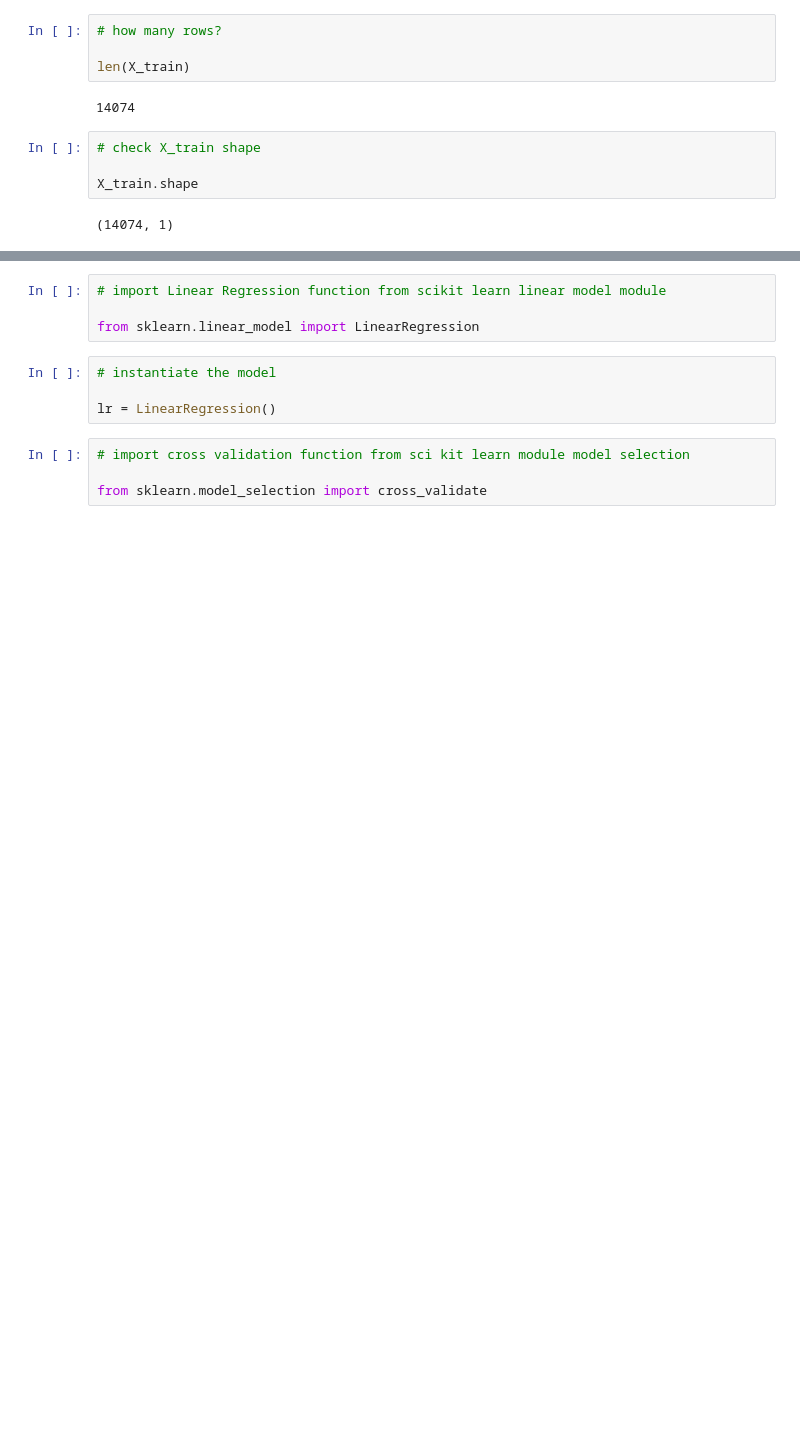
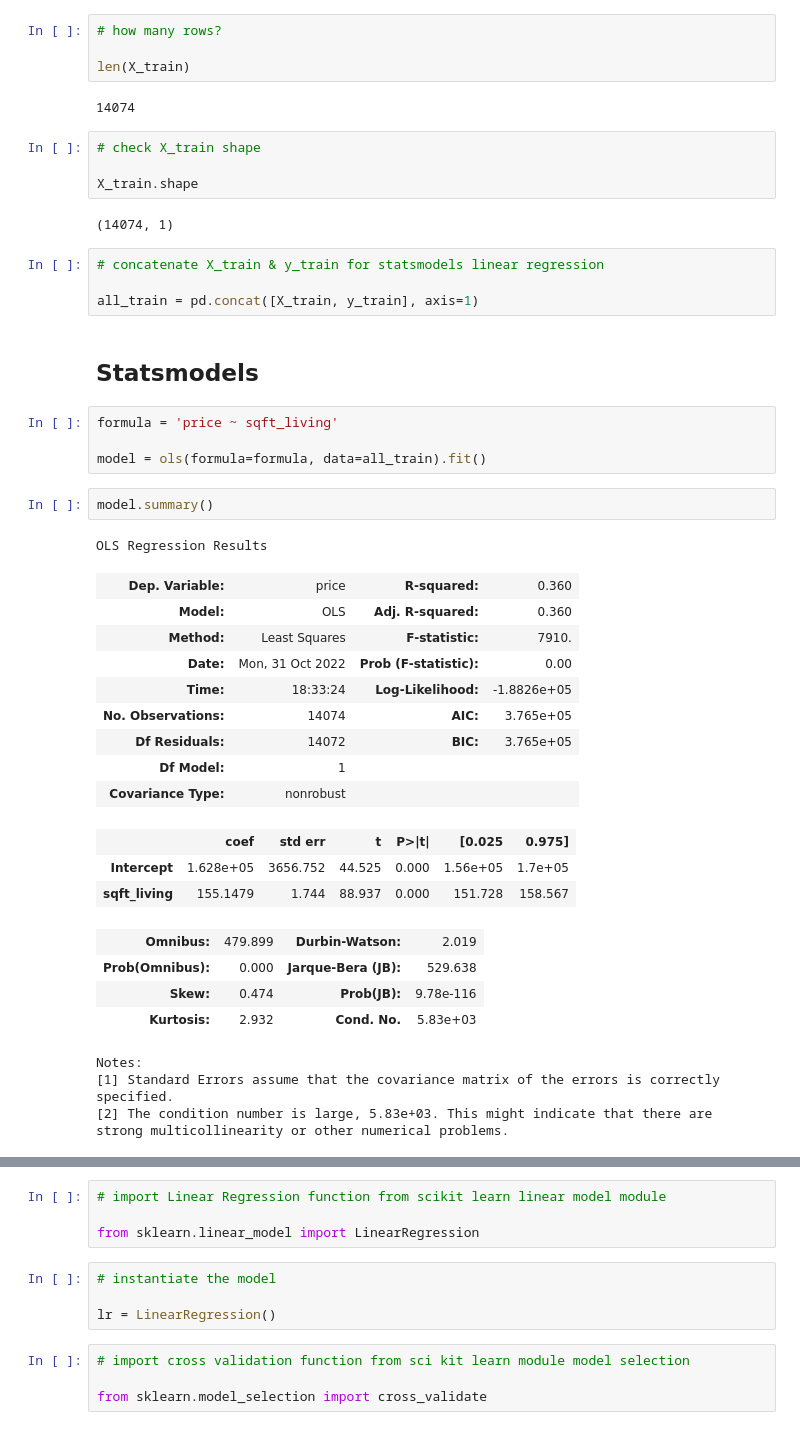
Before and after one commit to ran0027/dsc-phase2-project, a Jupyter notebook: new_baseline_model.ipynb, the cells around one changed output, grey strips where cells are left out. Cells and saved outputs as stored; diff of their text form; blank space fills up the shorter version.

```diff
--- a/new_baseline_model.ipynb
+++ b/new_baseline_model.ipynb
@@ -113,3 +125,37 @@ len(X_train)
 X_train.shape
 # %% [output]
 (14074, 1)
+# %%
+# concatenate X_train & y_train for statsmodels linear regression
+
+all_train = pd.concat([X_train, y_train], axis=1)
+# %% [markdown]
+## Statsmodels
+# %%
+formula = 'price ~ sqft_living'
+
+model = ols(formula=formula, data=all_train).fit()
+# %%
+model.summary()
+# %% [output]
+OLS Regression Results
+| Dep. Variable: | price | R-squared: | 0.360 |
+| Model: | OLS | Adj. R-squared: | 0.360 |
+| Method: | Least Squares | F-statistic: | 7910. |
+| Date: | Mon, 31 Oct 2022 | Prob (F-statistic): | 0.00 |
+| Time: | 18:33:24 | Log-Likelihood: | -1.8826e+05 |
+| No. Observations: | 14074 | AIC: | 3.765e+05 |
+| Df Residuals: | 14072 | BIC: | 3.765e+05 |
+| Df Model: | 1 |  |  |
+| Covariance Type: | nonrobust |  |  |
+|  | coef | std err | t | P>|t| | [0.025 | 0.975] |
+| Intercept | 1.628e+05 | 3656.752 | 44.525 | 0.000 | 1.56e+05 | 1.7e+05 |
+| sqft_living | 155.1479 | 1.744 | 88.937 | 0.000 | 151.728 | 158.567 |
+| Omnibus: | 479.899 | Durbin-Watson: | 2.019 |
+| Prob(Omnibus): | 0.000 | Jarque-Bera (JB): | 529.638 |
+| Skew: | 0.474 | Prob(JB): | 9.78e-116 |
+| Kurtosis: | 2.932 | Cond. No. | 5.83e+03 |
+Notes:
+[1] Standard Errors assume that the covariance matrix of the errors is correctly specified.
+[2] The condition number is large, 5.83e+03. This might indicate that there are
+strong multicollinearity or other numerical problems.
```
Also changed, not shown: parts of 14 cells of this notebook.
